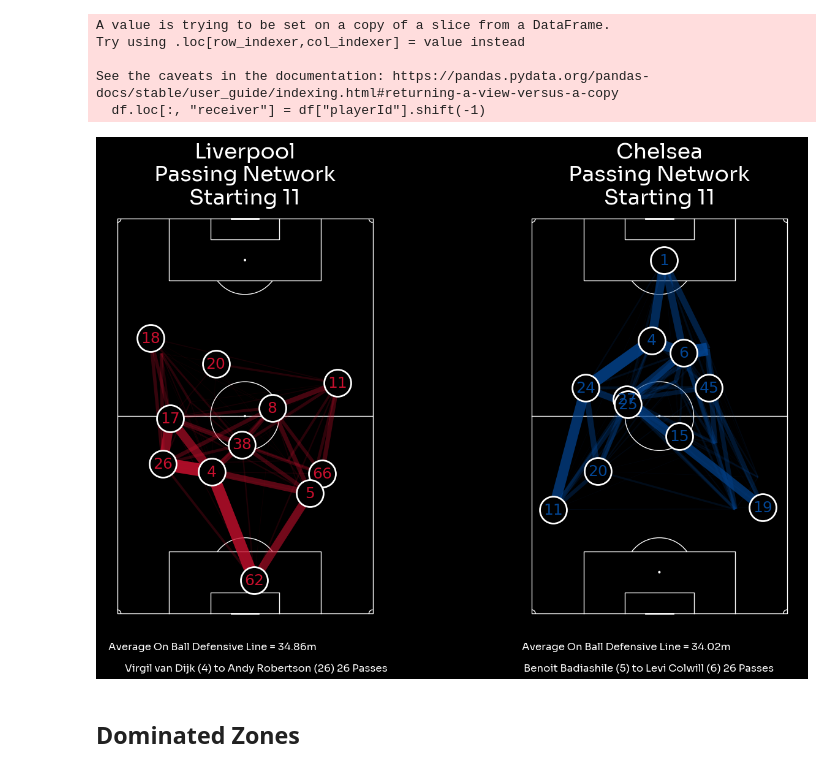
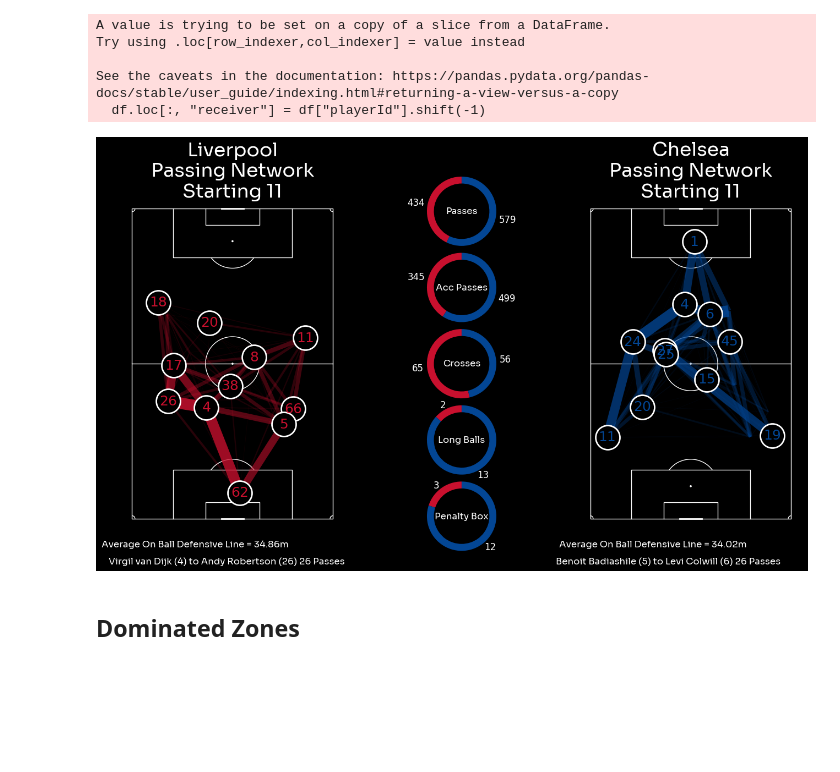
Before and after one commit to ishdeep-10/IndianCitizen, a Jupyter notebook: ScorePredict/notebooks/PostMatchAnalysis.ipynb, the cells around one changed output. Cells and saved outputs as stored; diff of their text form; code cells hidden in the pictures; blank space fills up the shorter version.

```diff
--- a/ScorePredict/notebooks/PostMatchAnalysis.ipynb
+++ b/ScorePredict/notebooks/PostMatchAnalysis.ipynb
@@ -950,6 +950,19 @@ def get_passes_df(df):
 
 passes_df = get_passes_df(df)
 path_eff = [path_effects.Stroke(linewidth=3, foreground=background), path_effects.Normal()]
+
+def passing_stats(teamName, df):
+    dfpass = df[(df['teamName'] == teamName) & (df['type'] == 'Pass')]
+
+    total_passes = dfpass.shape[0]
+    acc_pass = dfpass[dfpass['outcomeType'] == 'Successful']
+    through_pass = dfpass[(dfpass['qualifiers'].str.contains('Throughball')) & (~dfpass['qualifiers'].str.contains('CornerTaken|Freekick'))]
+    Lng_ball = dfpass[(dfpass['qualifiers'].str.contains('Longball')) & (~dfpass['qualifiers'].str.contains('CornerTaken|Freekick'))]
+    Crosses = dfpass[(dfpass['qualifiers'].str.contains('Cross')) & (~dfpass['qualifiers'].str.contains('CornerTaken|Freekick'))]
+    pen_box = acc_pass[(acc_pass['endX'] >= 88.5) & (acc_pass['endY'] >= 13.6) & (acc_pass['endY'] <= 54.4) &
+                       (~acc_pass['qualifiers'].str.contains('CornerTaken|Freekick'))]
+
+    return total_passes, acc_pass.shape[0], Lng_ball.shape[0], Crosses.shape[0], pen_box.shape[0]
 
 def get_passes_between_df(teamName, passes_df, players_df):
     passes_df = passes_df[(passes_df["teamName"] == teamName)]
@@ -1069,10 +1122,13 @@ def pass_network_visualization(ax, passes_between_df, average_locs_and_count_df,
 # %%
-fig,axs=plt.subplots(1,2, figsize=(16,9), facecolor=background)
+fig,axs=plt.subplots(1,3, figsize=(16,9), facecolor=background)
+plt.subplots_adjust(wspace=0.02)
 pass_network_stats_home = pass_network_visualization(axs[0], home_passes_between_df, home_average_locs_and_count_df, team1_facecolor, team1_name)
-pass_network_stats_away = pass_network_visualization(axs[1], away_passes_between_df, away_average_locs_and_count_df, team2_facecolor, team2_name)
-plt.savefig(f'C:/Users/acer/Documents/GitHub/IndianCitizen/ScorePredict/MatchReports/LivVChelsea/3.png',dpi=500,bbox_inches = 'tight',facecolor=background)
+pass_network_stats_away = pass_network_visualization(axs[2], away_passes_between_df, away_average_locs_and_count_df, team2_facecolor, team2_name)
+action_types = ['Passes', 'Acc Passes', 'Crosses', 'Long Balls', 'Penalty Box']
+plot_donut_charts(axs[1],action_types,passing_stats(team1_name,df),passing_stats(team2_name,df),team1_name,team2_name)
+#plt.savefig(f'C:/Users/acer/Documents/GitHub/IndianCitizen/ScorePredict/MatchReports/LivVChelsea/3.png',dpi=500,bbox_inches = 'tight',facecolor=background)
 # %% [output]
-[figure, old version]
+[figure, new version]
 # %% [markdown]
 ## Dominated Zones
 # %%
```
Also changed, not shown: parts of 4 cells of this notebook.
